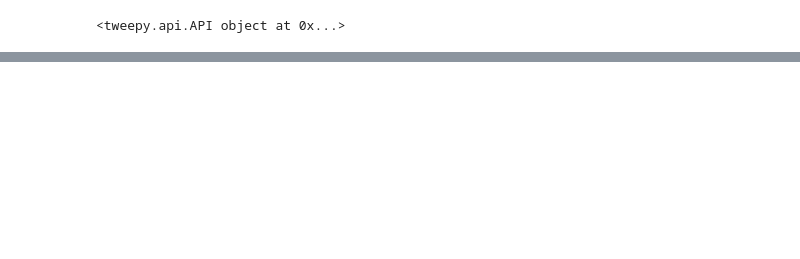
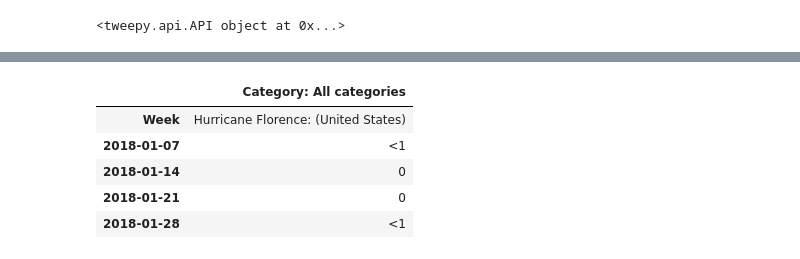
Before and after one commit to ifroman/Team-Buzz-COGS-Project, a Jupyter notebook: Playing-Around.ipynb, the cells around one changed output, grey strips where cells are left out. Drawn from its saved outputs; the diff is of its cells as text; code cells hidden in the pictures; blank space fills up the shorter version.

```diff
--- a/Playing-Around.ipynb
+++ b/Playing-Around.ipynb
@@ -66,0 +118,13 @@ UnicodeDecodeError: 'utf-8' codec can't decode byte 0xb4 in position 799: invali
+# %%
+# Read in Hurricane Florence search interest over 2018 year
+# Number 2 most searched
+
+dat2 = pd.read_csv("2018/Interest/Hurricane_Florence.csv")
+dat2.head()
+# %% [output]
+|  | Category: All categories |
+| Week | Hurricane Florence: (United States) |
+| 2018-01-07 | <1 |
+| 2018-01-14 | 0 |
+| 2018-01-21 | 0 |
+| 2018-01-28 | <1 |
```
Also changed, not shown: parts of 4 cells of this notebook, 6 other files.
